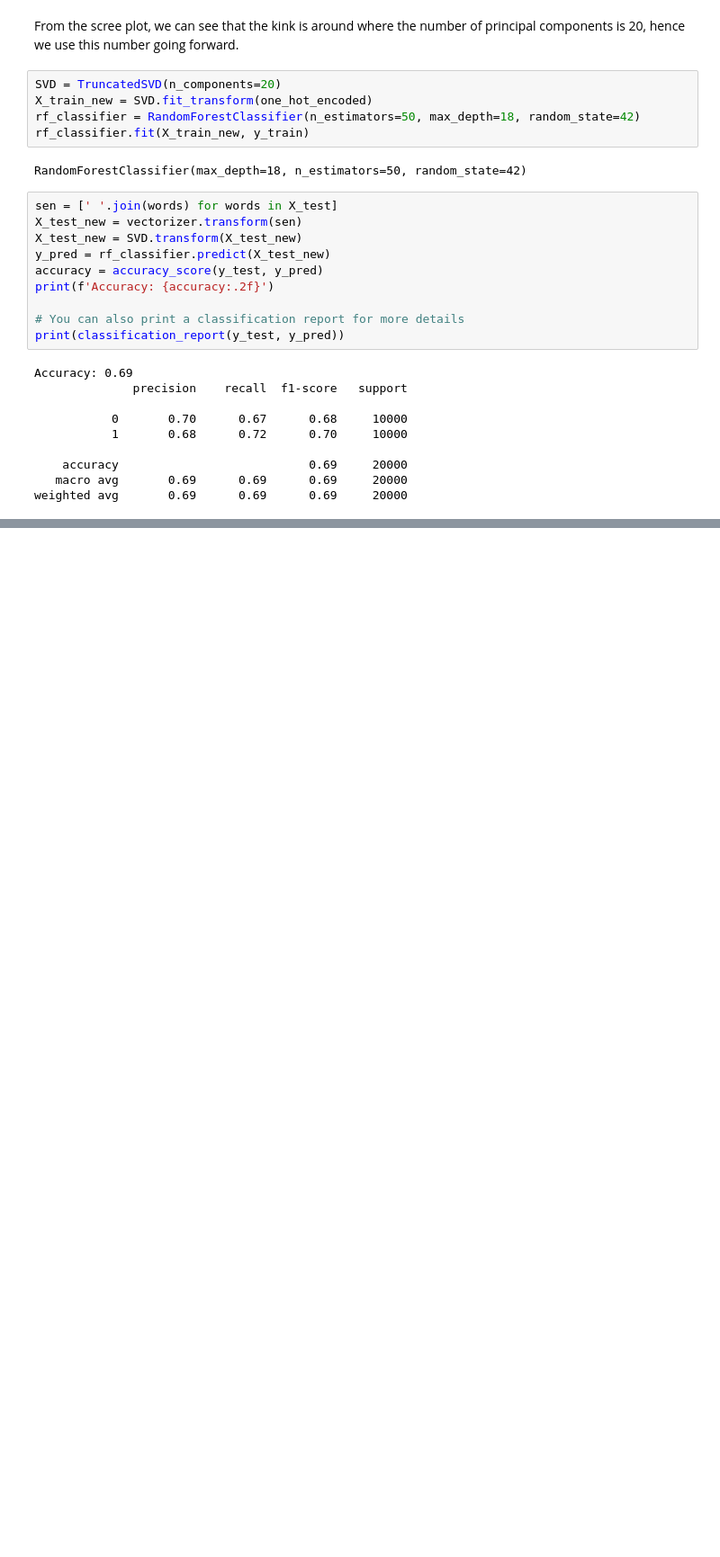
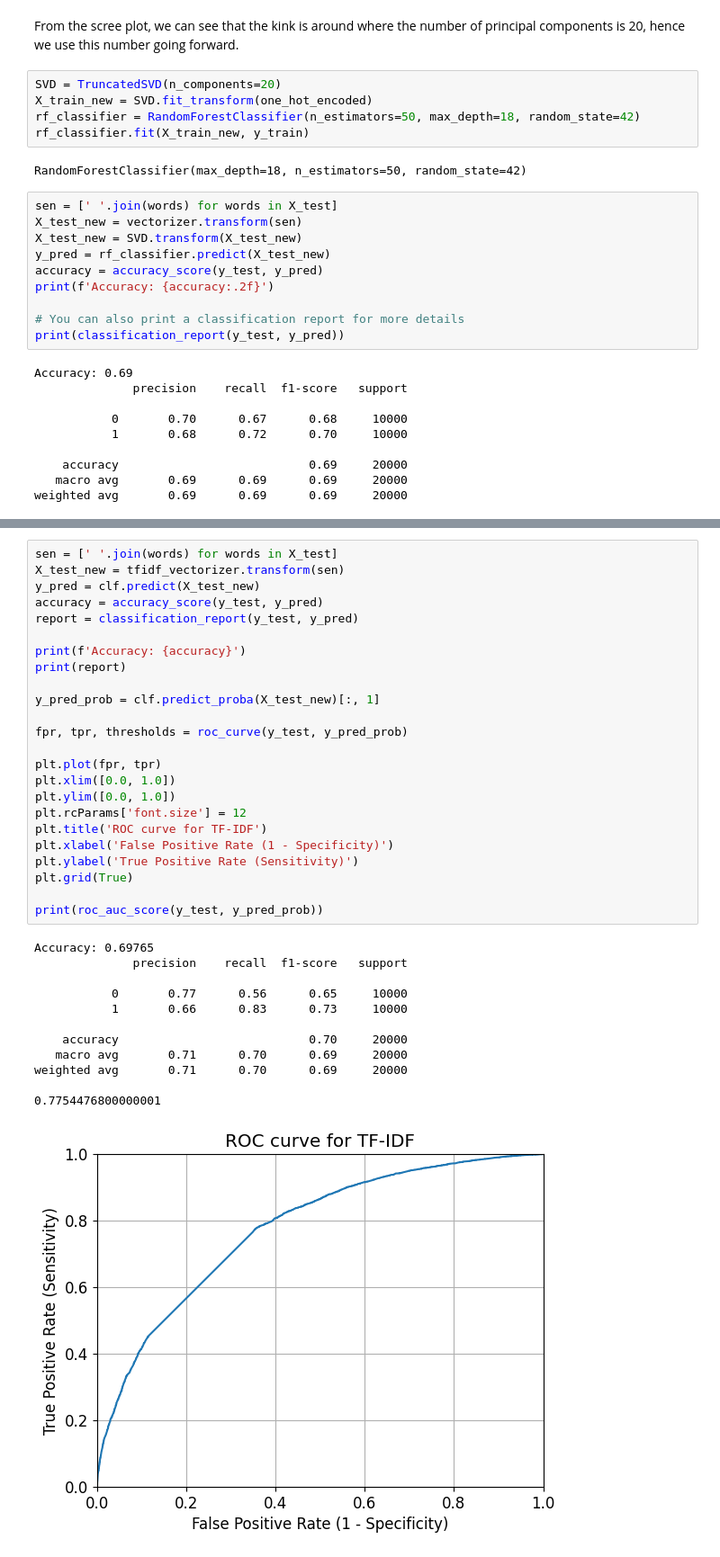
Before and after one commit to henry167b/IT1244-Project, a Jupyter notebook: Models/random forest baseline.ipynb, the cells around one changed output, grey strips where cells are left out. Shown: that part at 90% size. Saved outputs shown, nothing was run; the diff lists cells and outputs as text; blank space fills up the shorter version.

```diff
--- a/Models/random forest baseline.ipynb
+++ b/Models/random forest baseline.ipynb
@@ -365,0 +380,37 @@ print(roc_auc_score(y_test, y_pred_prob))
+# %%
+sen = [' '.join(words) for words in X_test]
+X_test_new = tfidf_vectorizer.transform(sen)
+y_pred = clf.predict(X_test_new)
+accuracy = accuracy_score(y_test, y_pred)
+report = classification_report(y_test, y_pred)
+
+print(f'Accuracy: {accuracy}')
+print(report)
+
+y_pred_prob = clf.predict_proba(X_test_new)[:, 1]
+
+fpr, tpr, thresholds = roc_curve(y_test, y_pred_prob)
+
+plt.plot(fpr, tpr)
+plt.xlim([0.0, 1.0])
+plt.ylim([0.0, 1.0])
+plt.rcParams['font.size'] = 12
+plt.title('ROC curve for TF-IDF')
+plt.xlabel('False Positive Rate (1 - Specificity)')
+plt.ylabel('True Positive Rate (Sensitivity)')
+plt.grid(True)
+
+print(roc_auc_score(y_test, y_pred_prob))
+# %% [output]
+Accuracy: 0.69765
+              precision    recall  f1-score   support
+
+           0       0.77      0.56      0.65     10000
+           1       0.66      0.83      0.73     10000
+
+    accuracy                           0.70     20000
+   macro avg       0.71      0.70      0.69     20000
+weighted avg       0.71      0.70      0.69     20000
+
+0.7754476800000001
+[figure, added]
```
Also changed, not shown: parts of 5 cells of this notebook.
